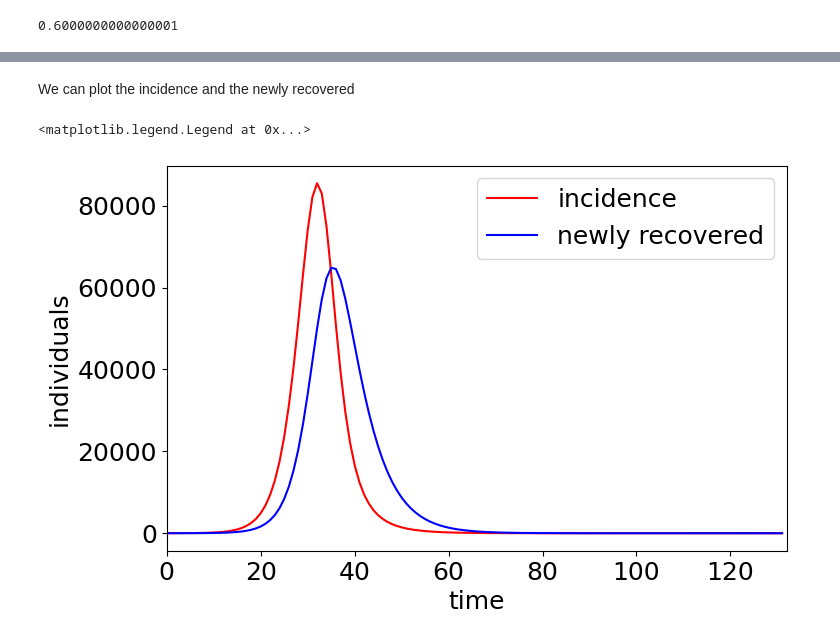
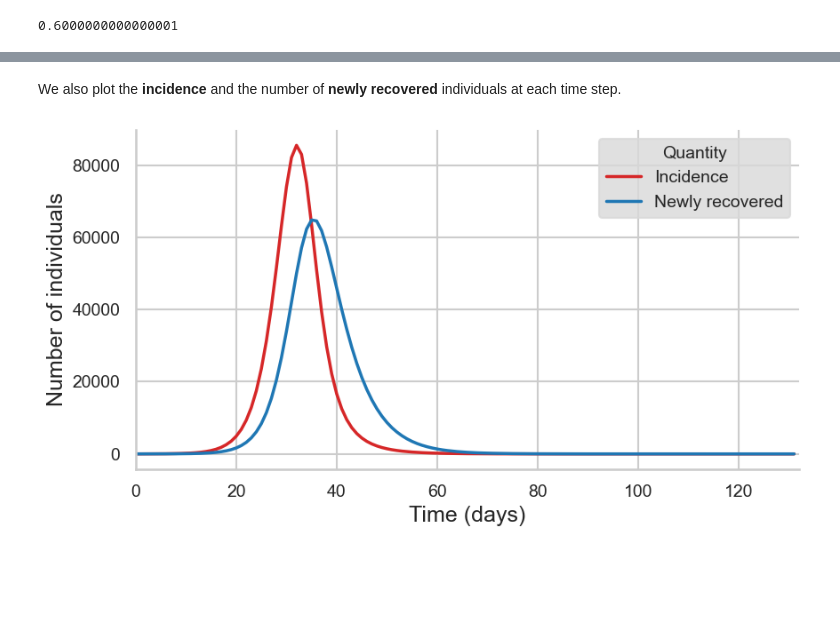
Before and after one commit to micheletizzoni/Digital_epidemiology, a Jupyter notebook: notebooks/nb01_epidemic_processes.ipynb, the cells around one changed output, grey strips where cells are left out. Saved outputs shown, nothing was run; the diff lists cells and outputs as text; code cells hidden in the pictures; blank space fills up the shorter version.

```diff
--- a/notebooks/nb01_epidemic_processes.ipynb
+++ b/notebooks/nb01_epidemic_processes.ipynb
@@ -104,22 +109,25 @@ plt.legend(loc="upper right", fontsize=22)
 # %% [markdown]
-We can plot the incidence and the newly recovered
+We also plot the **incidence** and the number of **newly recovered** individuals at each time step.
-# %%
-plt.figure(figsize=(8, 5))
-
-plt.plot(range(0, len(deltaSt)), np.array(deltaSt), label="incidence", color="r")
-plt.plot(range(0, len(deltaIt)), np.array(deltaIt), label="newly recovered", color="b")
-# plt.plot(range(0, len(Rt)),np.array(Rt), label='R', color='b')
-
-# plt.yscale('log')
-plt.xlim([0, len(deltaIt)])
-
-plt.xticks(fontsize=18)
-plt.yticks(fontsize=18)
-plt.xlabel("time", fontsize=18)
-plt.ylabel("individuals", fontsize=18)
-
-plt.legend(loc="upper right", fontsize=18)
-# %% [output]
-<matplotlib.legend.Legend at 0x...>
-[figure, removed]
+# %%
+sns.set_style("whitegrid")
+sns.set_context("talk")
+
+fig, ax = plt.subplots(figsize=(9, 5))
+
+sns.lineplot(x=range(len(deltaSt)), y=np.array(deltaSt), label="Incidence", color="tab:red", linewidth=2.5, ax=ax)
+sns.lineplot(x=range(len(deltaIt)), y=np.array(deltaIt), label="Newly recovered", color="tab:blue", linewidth=2.5, ax=ax)
+
+ax.set_xlim(0, len(deltaIt))
+ax.set_xlabel("Time (days)", fontsize=18)
+ax.set_ylabel("Number of individuals", fontsize=18)
+ax.tick_params(axis="both", labelsize=14)
+
+legend = ax.legend(title="Quantity", loc="upper right", fontsize=14, title_fontsize=14, frameon=True)
+legend.get_frame().set_facecolor("0.85")
+legend.get_frame().set_edgecolor("0.85")
+
+sns.despine()
+plt.tight_layout()
+# %% [output]
+[figure, added]
 # %% [markdown]
```
Also changed, not shown: parts of 53 cells of this notebook.
